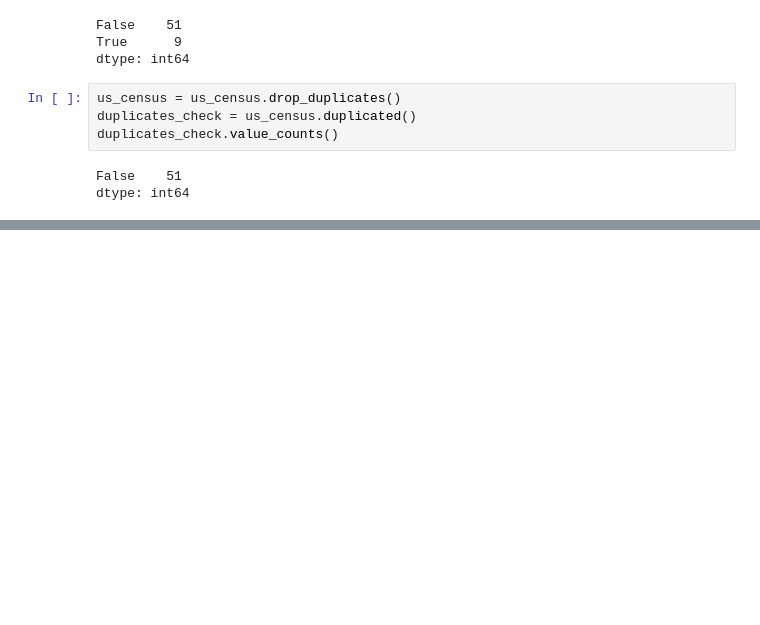
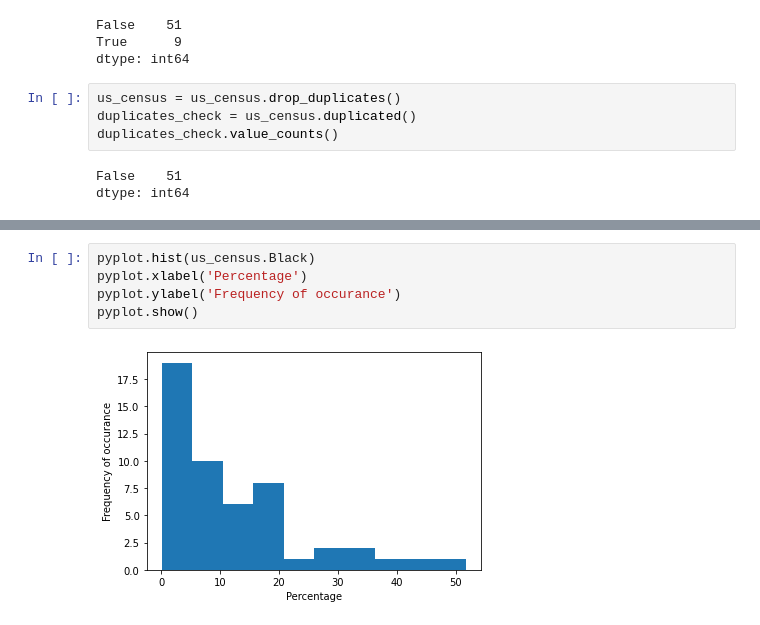
Before and after one commit to ammad19/AI-course-exercises, a Jupyter notebook: pandas_assignment.ipynb, the cells around one changed output, grey strips where cells are left out. Drawn from its saved outputs; the diff is of its cells as text; blank space fills up the shorter version.

```diff
--- a/pandas_assignment.ipynb
+++ b/pandas_assignment.ipynb
@@ -291,0 +416,7 @@ pyplot.show()
+# %%
+pyplot.hist(us_census.Black)
+pyplot.xlabel('Percentage')
+pyplot.ylabel('Frequency of occurance')
+pyplot.show()
+# %% [output]
+[figure, added]
```
Also changed, not shown: parts of 28 cells of this notebook.
